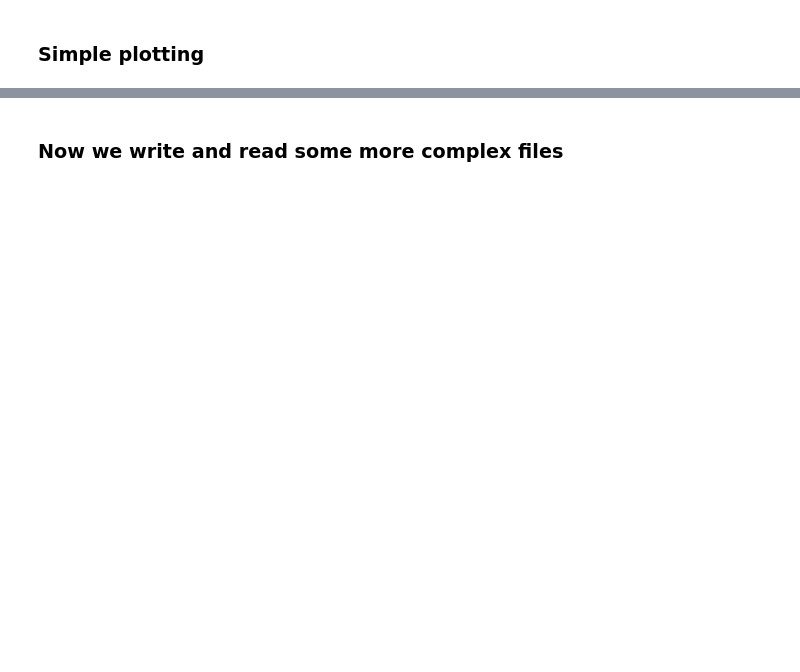
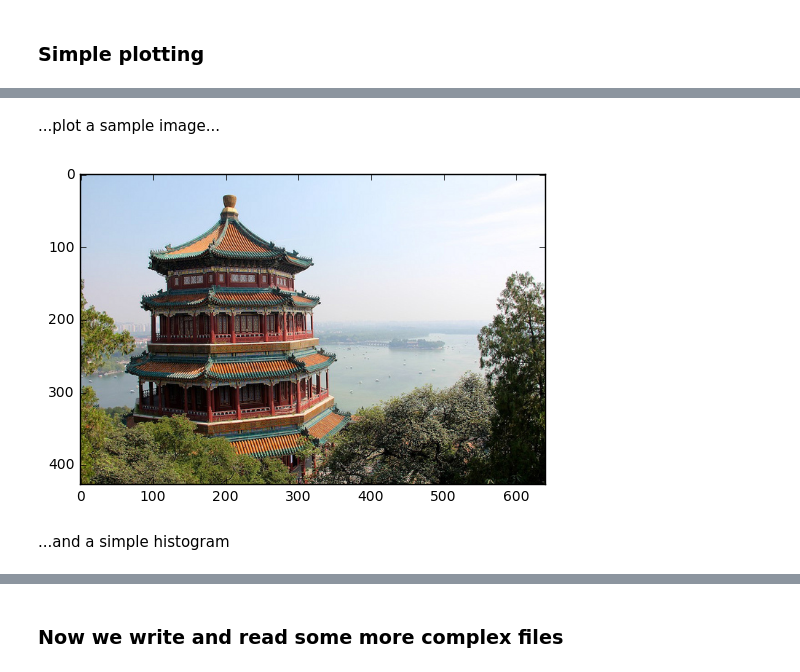
Before and after one commit to DocMB87/Insegnamento_Marco_Ale, a Jupyter notebook: Corso_base_giorno1.ipynb, the cells around one changed output, grey strips where cells are left out. Cells and saved outputs as stored; diff of their text form; code cells hidden in the pictures; blank space fills up the shorter version.

```diff
--- a/Corso_base_giorno1.ipynb
+++ b/Corso_base_giorno1.ipynb
@@ -755,0 +779,2 @@ plt.show()
+# %% [markdown]
+...plot a sample image...
@@ -756 +783,10 @@ plt.show()
+# %%
+images = load_sample_images()
+# %%
+plt.imshow(images.images[0])
+plt.show()
+# %% [output]
+[figure, added]
+# %% [markdown]
+...and a simple histogram
 # %%
```
Also changed, not shown: parts of 44 cells of this notebook.
